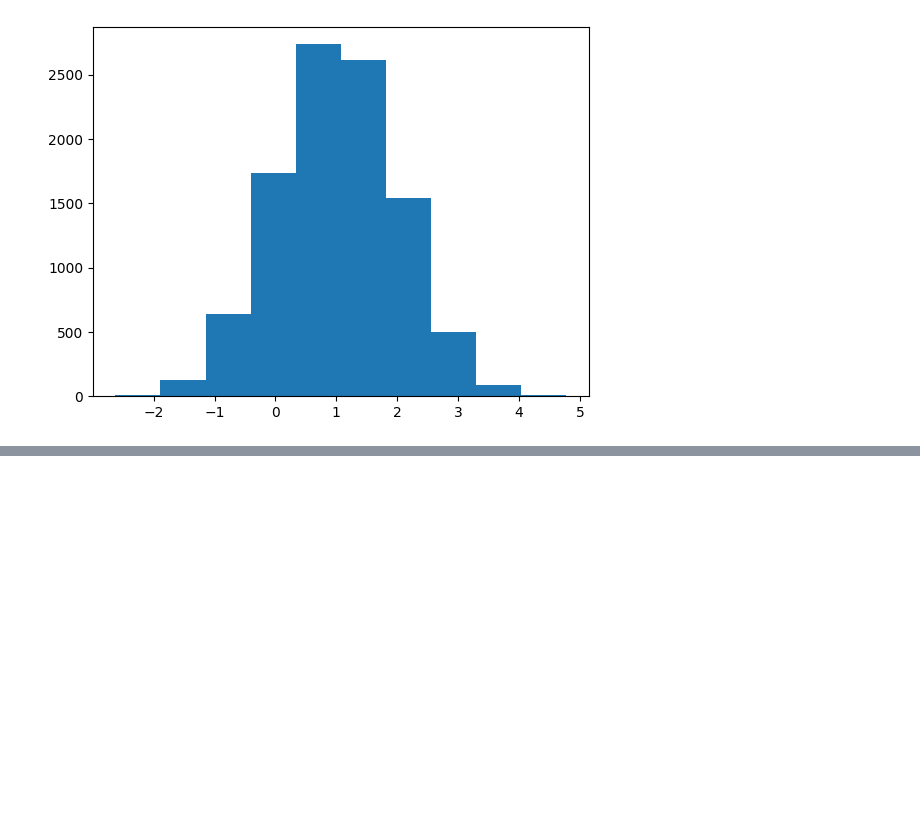
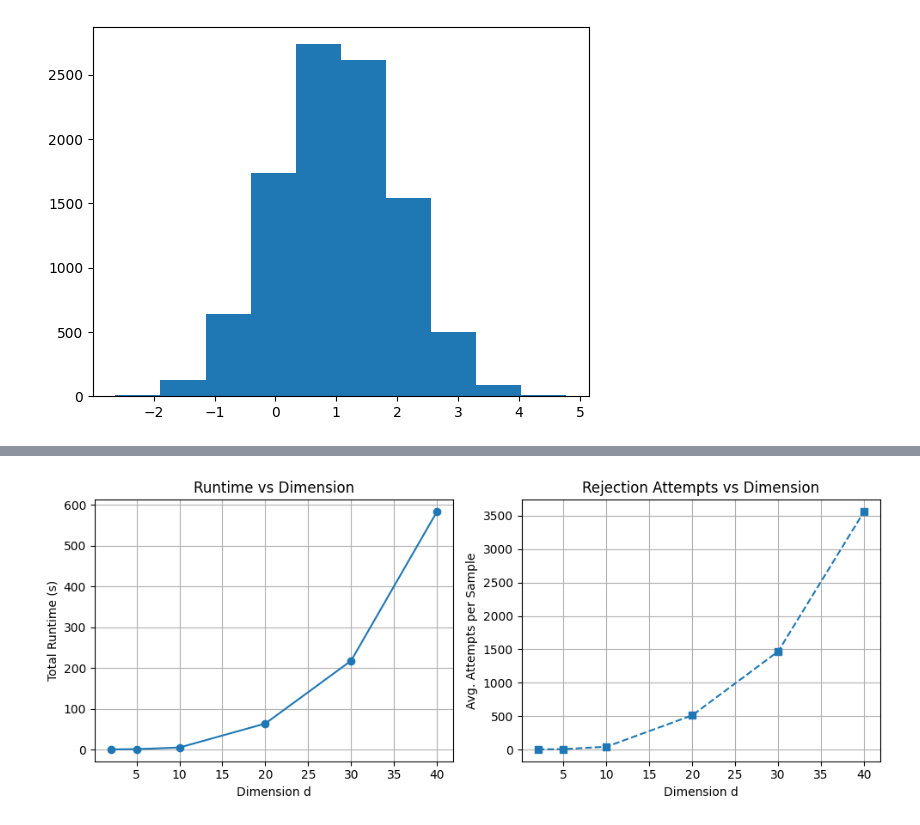
Before and after one commit to marieensae/Coupling, a Jupyter notebook: coupling(1).ipynb, the cells around one changed output, grey strips where cells are left out. Saved outputs shown, nothing was run; the diff lists cells and outputs as text; code cells hidden in the pictures; blank space fills up the shorter version.

Commit message:
ajout test diff dimensions

```diff
--- a/coupling(1).ipynb
+++ b/coupling(1).ipynb
@@ -88,3 +88,90 @@ plt.hist(ys)
          4.77636577]),
  <BarContainer object of 10 artists>)
 [figure]
+# %%
+import numpy as np
+import matplotlib.pyplot as plt
+from scipy.stats import multivariate_normal
+import time
+
+def run_experiment(d, n_trials=1000):
+    mu_p = np.zeros(d)
+    mu_q = np.ones(d)
+    cov = np.eye(d)
+
+    # Proposal: centered between p and q, with larger variance
+    mu_hat = 0.5 * (mu_p + mu_q)
+    cov_hat = 2 * np.eye(d)
+
+    mv_p = multivariate_normal(mean=mu_p, cov=cov)
+    mv_q = multivariate_normal(mean=mu_q, cov=cov)
+    mv_hat = multivariate_normal(mean=mu_hat, cov=cov_hat)
+
+    # Estimate M_p and M_q with Monte Carlo
+    zs = mv_hat.rvs(size=100000)
+    M_p = np.max(mv_p.pdf(zs) / mv_hat.pdf(zs))
+    M_q = np.max(mv_q.pdf(zs) / mv_hat.pdf(zs))
+
+    def sample_from_gamma_hat():
+        z = mv_hat.rvs()
+        return z, z  # diagonal coupling
+
+    def sample_from_pq():
+        return mv_p.rvs(), mv_q.rvs()
+
+    def rejection_coupling():
+        attempts = 0
+        AX = AY = False
+        while not (AX or AY):
+            attempts += 1
+            X1, Y1 = sample_from_gamma_hat()
+            u = np.random.uniform()
+
+            if u < mv_p.pdf(X1) / (M_p * mv_hat.pdf(X1)):
+                AX = True
+            if u < mv_q.pdf(Y1) / (M_q * mv_hat.pdf(Y1)):
+                AY = True
+
+        X2, Y2 = sample_from_pq()
+        X = X1 if AX else X2
+        Y = Y1 if AY else Y2
+        return X, Y, attempts
+
+    total_attempts = 0
+    start = time.time()
+    for _ in range(n_trials):
+        _, _, attempts = rejection_coupling()
+        total_attempts += attempts
+    end = time.time()
+
+    return end - start, total_attempts / n_trials
+
+dimensions = [2, 5, 10, 20, 30, 40] # 50 was too long to run so I decided to stop at d = 40
+runtimes = []
+avg_attempts = []
+
+for d in dimensions:
+    print(f"Running for d = {d}...")
+    rt, att = run_experiment(d)
+    runtimes.append(rt)
+    avg_attempts.append(att)
+
+plt.figure(figsize=(10, 4))
+
+plt.subplot(1, 2, 1)
+plt.plot(dimensions, runtimes, 'o-', label='Runtime (s)')
+plt.xlabel('Dimension d')
+plt.ylabel('Total Runtime (s)')
+plt.title('Runtime vs Dimension')
+plt.grid(True)
+
+plt.subplot(1, 2, 2)
+plt.plot(dimensions, avg_attempts, 's--', label='Avg. Attempts')
+plt.xlabel('Dimension d')
+plt.ylabel('Avg. Attempts per Sample')
+plt.title('Rejection Attempts vs Dimension')
+plt.grid(True)
+
+plt.tight_layout()
+plt.show()
+# %% [output]
@@ -90,0 +184 @@ plt.hist(ys)
+[figure, added]
```
Also changed, not shown: parts of 1 cell of this notebook, 1 other file.
